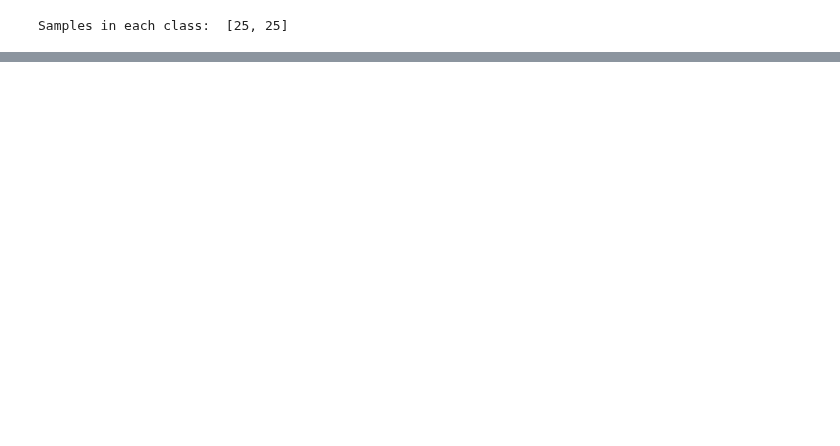
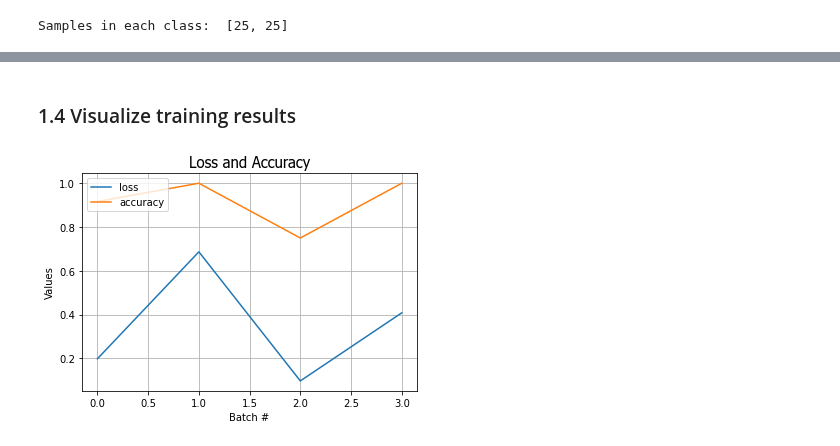
Before and after one commit to mxagar/tool_guides, a Jupyter notebook: pytorch/pytorch_example_01/application_notebook.ipynb, the cells around one changed output, grey strips where cells are left out. Drawn from its saved outputs; the diff is of its cells as text; code cells hidden in the pictures; blank space fills up the shorter version.

```diff
--- a/pytorch/pytorch_example_01/application_notebook.ipynb
+++ b/pytorch/pytorch_example_01/application_notebook.ipynb
@@ -31,0 +99,7 @@ Moving 7 / 25 files from ../data/cat_dog_small/train/Dog to ../data/cat_dog_smal
+# %%
+# Load pre-trained model, eg DenseNet (number means layers - more usually better)
+# Last layer is a classifier - we're going to replace it
+model = models.densenet121(pretrained=True)
+#model = models.resnet50(pretrained=True)
+# Display model to check sizes (in_features) last layer: classifier
+model
@@ -31,0 +142,12 @@ Moving 7 / 25 files from ../data/cat_dog_small/train/Dog to ../data/cat_dog_smal
+# %%
+criterion = nn.NLLLoss()
+# Only train the classifier parameters, feature parameters are frozen
+optimizer = optim.Adam(model.classifier.parameters(), lr=0.001)
+# Detect whether we can work on CUDA GPU - otherwise, CPU
+# then whenever you get a new Tensor or Module
+# this won't copy if they are already on the desired device:
+# input = data.to(device)
+# model = MyModule(...).to(device)
+#device = torch.device("cuda:0" if torch.cuda.is_available() else "cpu")
+device = torch.device("cpu") # due to some reason I don't know, it doesn't work on GPU/CUDA
+print('Device: {}'.format(device))
@@ -31,0 +231,10 @@ Moving 7 / 25 files from ../data/cat_dog_small/train/Dog to ../data/cat_dog_smal
+# %%
+loss_values, accuracy_values = train_model(model,
+                                           optimizer=optimizer,
+                                           criterion=criterion,
+                                           trainloader=trainloader,
+                                           testloader=testloader,
+                                           device=device,
+                                           num_epochs=2,
+                                           print_every=4,
+                                           do_validation=True)
@@ -31,0 +247,16 @@ Moving 7 / 25 files from ../data/cat_dog_small/train/Dog to ../data/cat_dog_smal
+# %% [markdown]
+### 1.4 Visualize training results
+# %%
+# Plot loss and accuracy diagrams
+x = np.arange(len(loss_values))
+plt.plot(x, loss_values, x, accuracy_values)
+plt.xlabel('Batch #')
+plt.ylabel('Values')
+plt.title('Loss and Accuracy', fontname = 'Tahoma', fontsize = 15)
+plt.legend(('loss', 'accuracy'), loc = 'upper left')
+plt.grid(True)
+plt.savefig('./training_diagram.pdf')
+plt.savefig('./training_diagram.png')
+plt.show()
+# %% [output]
+[figure, added]
```
Also changed, not shown: parts of 40 cells of this notebook, 2 other files.
